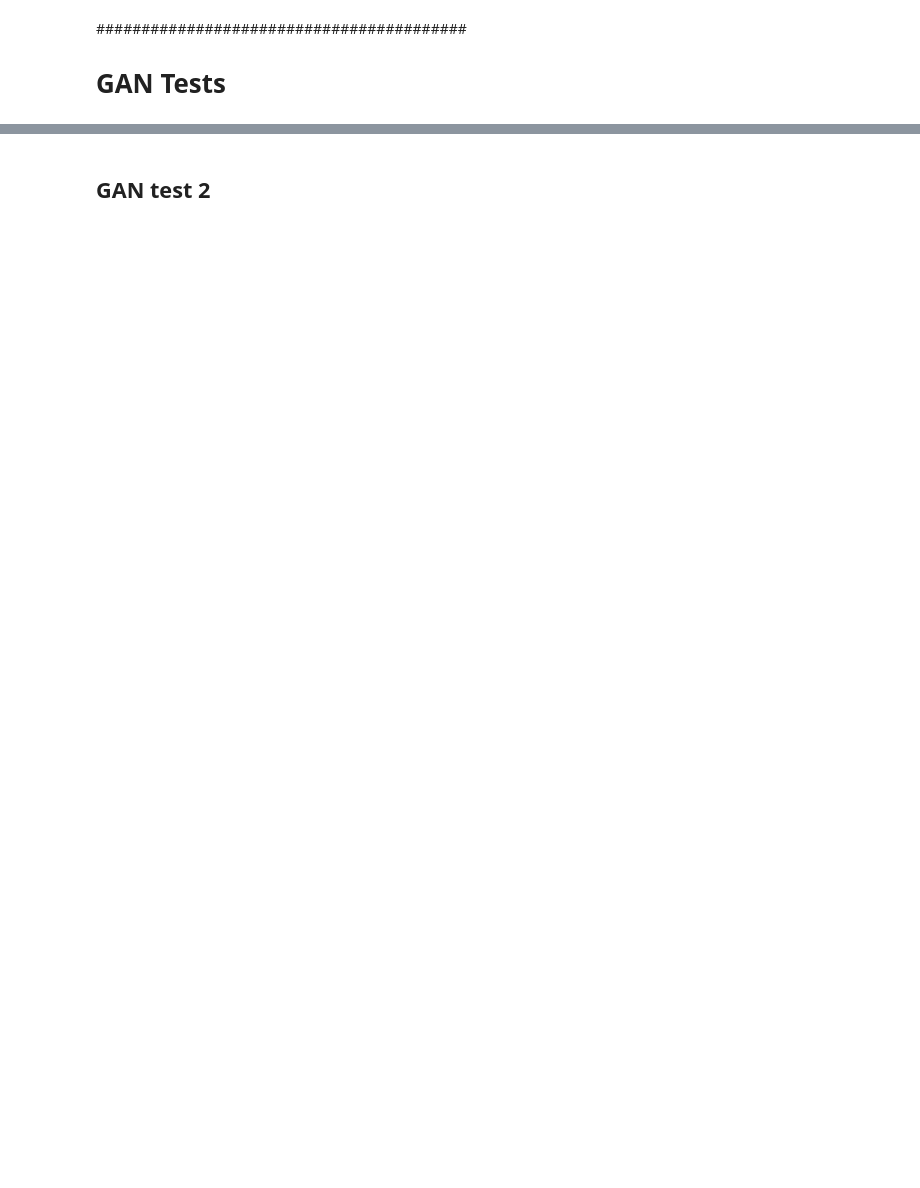
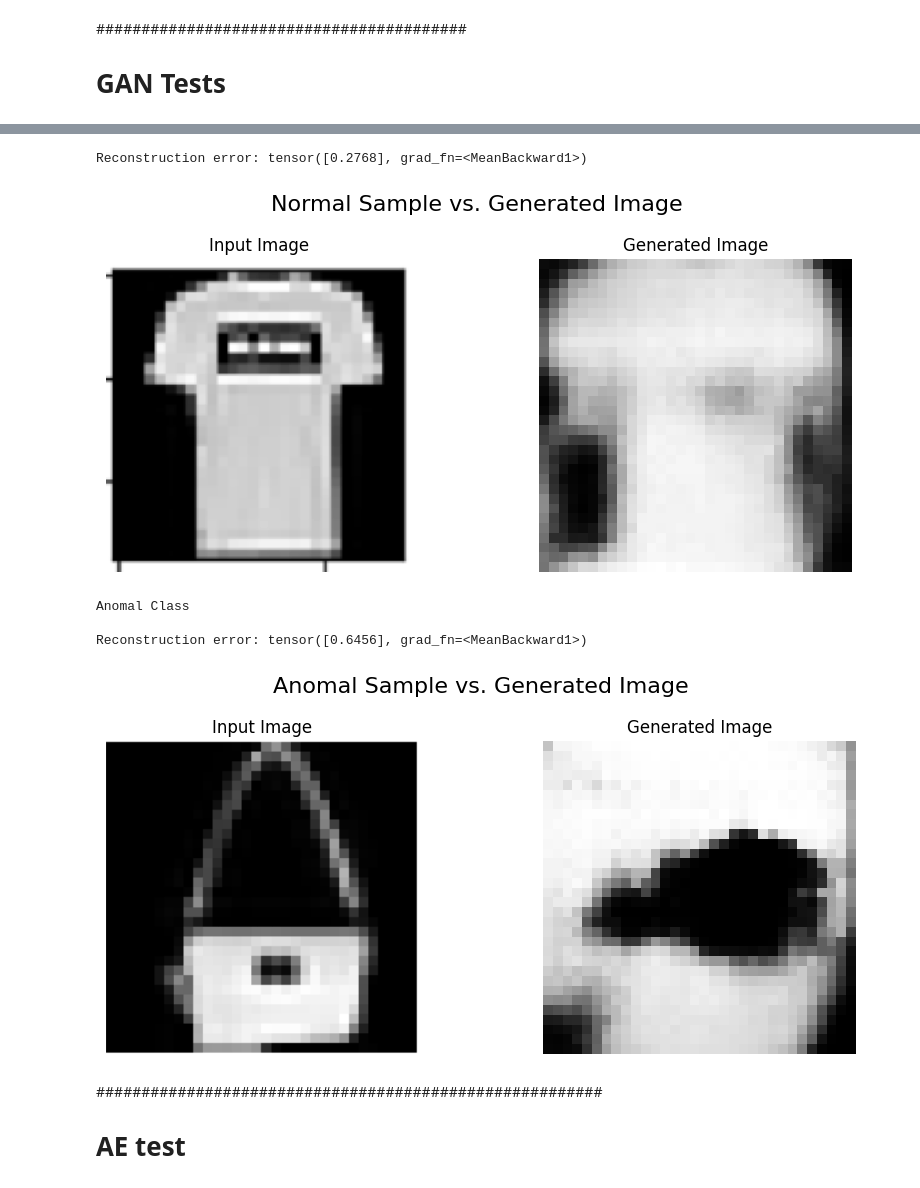
Before and after one commit to DavideEspositoPelella/Anomaly_Detection_GAN_Based, a Jupyter notebook: Deep_Learning_Project.ipynb, the cells around one changed output, grey strips where cells are left out. Drawn from its saved outputs; the diff is of its cells as text; code cells hidden in the pictures; blank space fills up the shorter version.

```diff
--- a/Deep_Learning_Project.ipynb
+++ b/Deep_Learning_Project.ipynb
@@ -133,7 +135,6 @@ class AnomalyDetectionDataModule(pl.LightningDataModule):
                 # Use 1 class as 'normal' and the other as 'anomal'
                 normal_indices = [i for i in range(len(train_dataset)) if train_dataset.targets[i] == normal_class]
                 anomal_indices = self.kmeans_sampling(train_dataset, normal_class, num_samples=len(normal_indices))
-                #anomal_indices = [i for i in range(len(train_dataset)) if train_dataset.targets[i] != normal_class]
 
                 # Use only a subset of dataset
                 if self.subsampling == True:
@@ -226,4 +227,4 @@ class AnomalyDetectionDataModule(pl.LightningDataModule):
         return torch.utils.data.DataLoader(self.train_dataset, batch_size=self.batch_size, shuffle=True)
 
     def test_dataloader(self):
-        return torch.utils.data.DataLoader(self.test_dataset, batch_size=self.batch_size, shuffle=False)
+        return torch.utils.data.DataLoader(self.test_dataset, batch_size=self.batch_size, shuffle=True)
@@ -1038,0 +1456,17 @@ The GAN-based model, as expected, acquired the highest performances
+# %%
+#model = GAN_SOTA()
+model.load_state_dict(torch.load("./GAN/GAN_40ep_00001lr"))
+
+input_image_path = '0.png'     # t-shirt
+#input_image_path = '1.png'     # trousers
+#input_image_path = '4.png'     # coat
+#input_image_path = '5.png'     # sandal
+#input_image_path = '6.png'     # shirt
+#input_image_path = '7.png'     # Sneaker
+#input_image_path = '8.png'     # bag
+
+compare_img(input_image_path, model, "Normal Sample")
+
+print("Anomal Class")
+input_image_path = '6.png'
+compare_img(input_image_path, model, "Anomal Sample")
@@ -1045,7 +1486,6 @@ subsampling = False
 subsamples = 1000
 accelerator_enabled = True
 display = False
-
 # Utilities
 checkpoint_path = './GAN/checkpoints'
 os.makedirs(checkpoint_path, exist_ok=True)
@@ -1071,7 +1511,7 @@ data_module = AnomalyDetectionDataModule(batch_size=BATCH_SIZE,
 # Initialize models and trainers
 if torch.cuda.is_available() and accelerator_enabled:
   print("GPU")
-  model = GAN_SOTA(BATCH_SIZE, lr=learning_rate, display=display).to("cuda")
+  model = GAN_SOTA(lr=learning_rate, display=display).to("cuda")
   trainer = pl.Trainer(accelerator="cuda",
                        max_epochs=epochs,
                        callbacks=[TQDMProgressBar(),
@@ -1079,7 +1519,7 @@ if torch.cuda.is_available() and accelerator_enabled:
                        )
 else :
   print("CPU")
-  model = GAN_SOTA(BATCH_SIZE, lr=learning_rate, display=display).to("cpu")
+  model = GAN_SOTA(lr=learning_rate, display=display).to("cpu")
   trainer = pl.Trainer(accelerator="cpu",
                        max_epochs=epochs,
                        callbacks=[TQDMProgressBar(),
@@ -1090,7 +1530,7 @@ else :
 # Train and save
 trainer.fit(model, data_module)
 trainer.save_checkpoint("/GAN/checkpoints/GAN.ckpt")
-torch.save(model.state_dict(), "./GAN/GAN_all_samples_5ep")
+torch.save(model.state_dict(), "./GAN/GAN_5ep_00001lr")
 
 # Testing
 test_results = trainer.test(model, data_module)
@@ -1126,2 +1566,27 @@ LOCAL_RANK: 0 - CUDA_VISIBLE_DEVICES: [0]
+# %%
+#model = GAN_SOTA()
+#model.load_state_dict(torch.load("./GAN_pretrained"))
+
+input_image_path = '0.png'     # t-shirt
+#input_image_path = '1.png'     # trousers
+#input_image_path = '4.png'     # coat
+#input_image_path = '5.png'     # sandal
+#input_image_path = '6.png'     # shirt
+#input_image_path = '7.png'     # Sneaker
+#input_image_path = '8.png'     # bag
+
+compare_img(input_image_path, model, "Normal Sample")
+
+print("Anomal Class")
+input_image_path = '8.png'
+compare_img(input_image_path, model, "Anomal Sample")
+# %% [output]
+Reconstruction error: tensor([0.2768], grad_fn=<MeanBackward1>)
+[figure, added]
+Anomal Class
+
+Reconstruction error: tensor([0.6456], grad_fn=<MeanBackward1>)
+[figure, added]
 # %% [markdown]
-## GAN test 2
+########################################################
+# AE test
```
Also changed, not shown: parts of 42 cells of this notebook.
